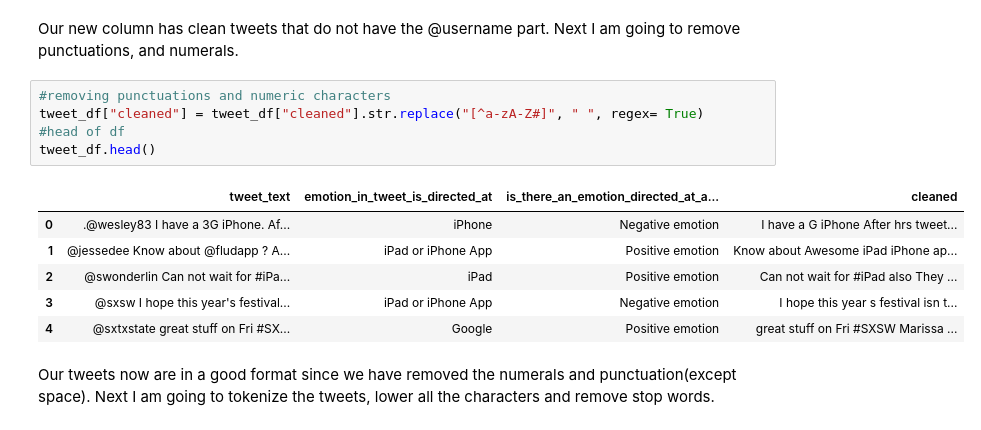
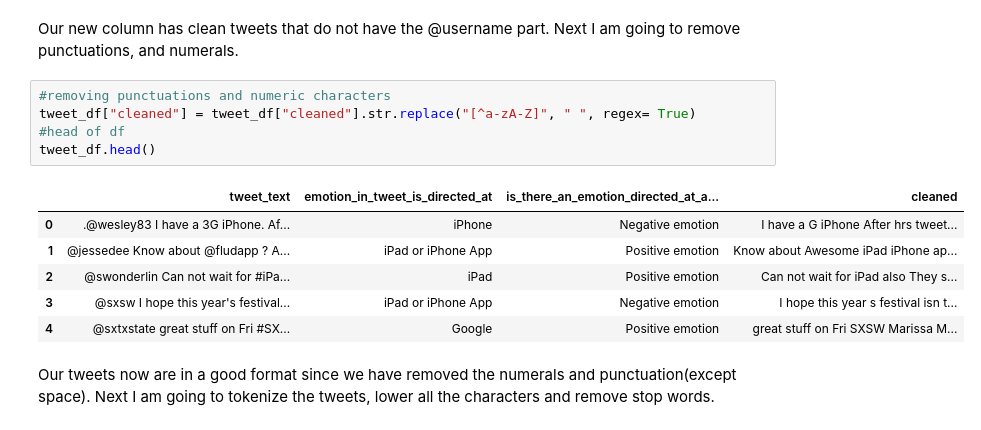
Before and after one commit to dev-ezzy/Text-classifier, a Jupyter notebook: index.ipynb, the cells around one changed output. Cells and saved outputs as stored; diff of their text form.

```diff
--- a/index.ipynb
+++ b/index.ipynb
@@ -149,16 +150,16 @@ tweet_df
 Our new column has clean tweets that do not have the @username part. Next I am going to remove punctuations, and numerals.
 # %%
 #removing punctuations and numeric characters
-tweet_df["cleaned"] = tweet_df["cleaned"].str.replace("[^a-zA-Z#]", " ", regex= True)
+tweet_df["cleaned"] = tweet_df["cleaned"].str.replace("[^a-zA-Z]", " ", regex= True)
 #head of df
 tweet_df.head()
 # %% [output]
 |  | tweet_text | emotion_in_tweet_is_directed_at | is_there_an_emotion_directed_at_a... | cleaned |
 | 0 | .@wesley83 I have a 3G iPhone. Af... | iPhone | Negative emotion | I have a G iPhone After hrs tweet... |
 | 1 | @jessedee Know about @fludapp ? A... | iPad or iPhone App | Positive emotion | Know about Awesome iPad iPhone ap... |
-| 2 | @swonderlin Can not wait for #iPa... | iPad | Positive emotion | Can not wait for #iPad also They ... |
+| 2 | @swonderlin Can not wait for #iPa... | iPad | Positive emotion | Can not wait for iPad also They s... |
 | 3 | @sxsw I hope this year's festival... | iPad or iPhone App | Negative emotion | I hope this year s festival isn t... |
-| 4 | @sxtxstate great stuff on Fri #SX... | Google | Positive emotion | great stuff on Fri #SXSW Marissa ... |
+| 4 | @sxtxstate great stuff on Fri #SX... | Google | Positive emotion | great stuff on Fri SXSW Marissa M... |
 # %% [markdown]
 Our tweets now are in a good format since we have removed the numerals and punctuation(except space). Next I am going to tokenize the tweets, lower all the characters and remove stop words.
 # %%
```
Also changed, not shown: parts of 6 cells of this notebook.
